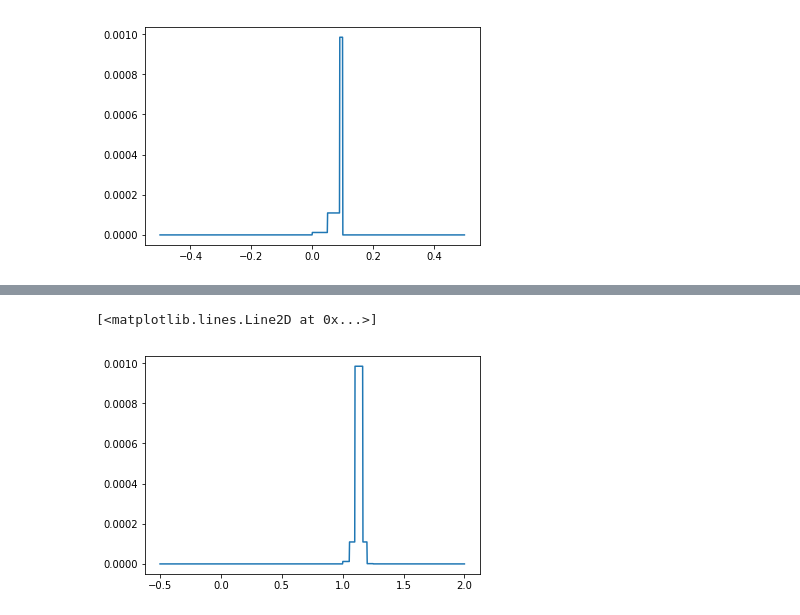
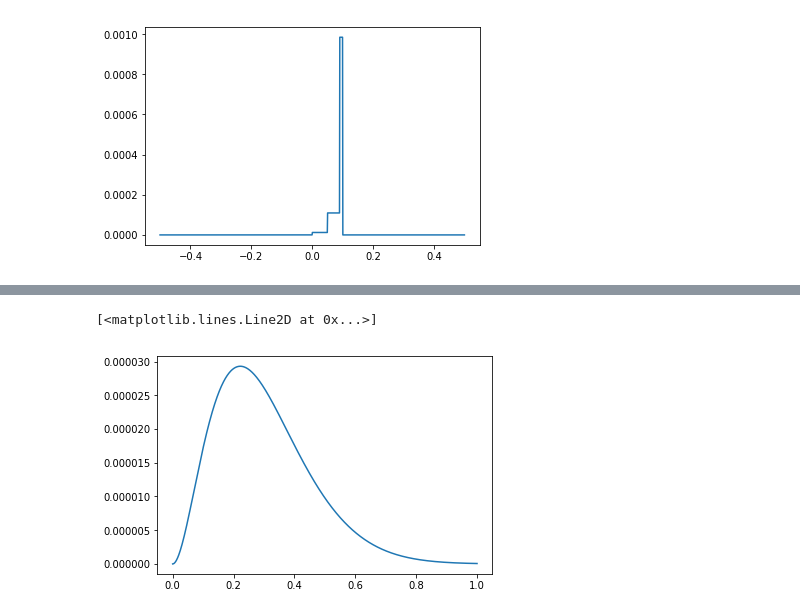
Before and after one commit to ChristianZimpelmann/introduction_mystic, a Jupyter notebook: introduction_mystic.ipynb, the cells around one changed output, grey strips where cells are left out. Drawn from its saved outputs; the diff is of its cells as text; code cells hidden in the pictures.

```diff
--- a/introduction_mystic.ipynb
+++ b/introduction_mystic.ipynb
@@ -340,8 +349,8 @@ plt.plot(x, y)
 # %%
-#sigma
-x = np.linspace(-0.5, 2, 1000)
-y = [agent.eval_likelihood({'pi_1':0.4, 'pi_2':0.1, 'tau': 0, 'sigma':i, 'omega':0.2, 'theta':0}) for i in x]
+#omega
+x = np.linspace(0, 1, 1000)
+y = [agent.eval_likelihood({'pi_1':0.4, 'pi_2':0.1, 'tau': 0, 'sigma': 1, 'omega':i, 'theta':0}) for i in x]
 plt.plot(x, y)
 # %% [output]
 [<matplotlib.lines.Line2D at 0x...>]
-[figure, old version]
+[figure, new version]
```
Also changed, not shown: parts of 2 cells of this notebook, 1 other file.
